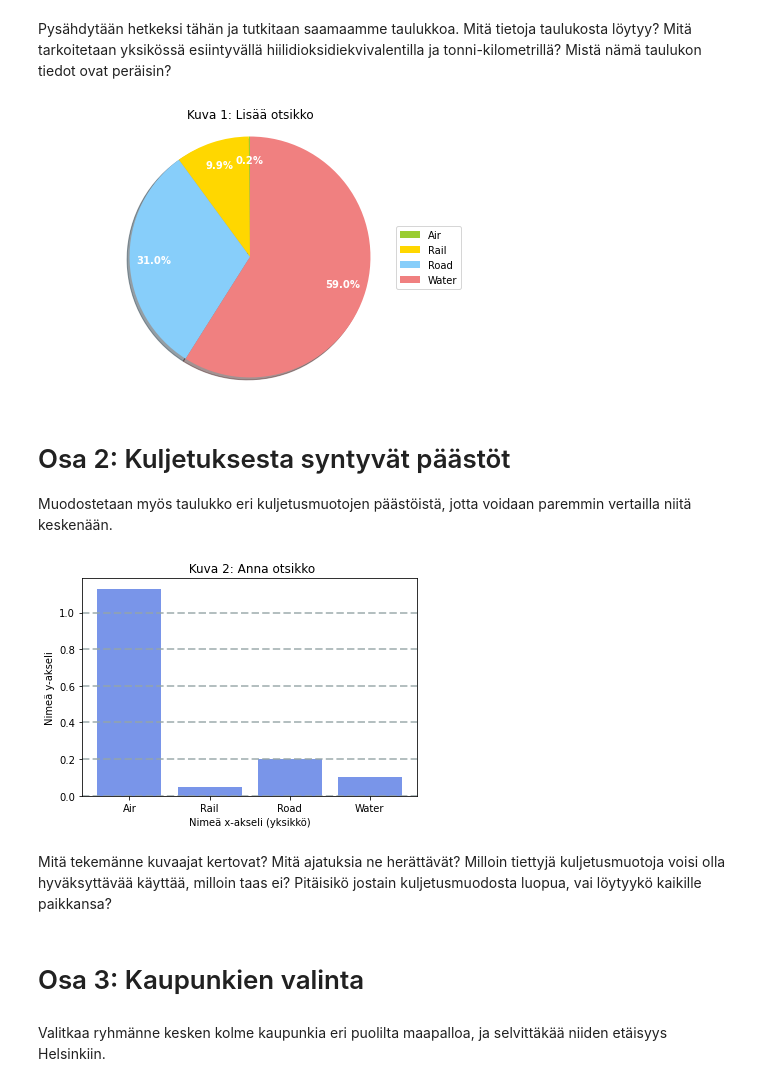
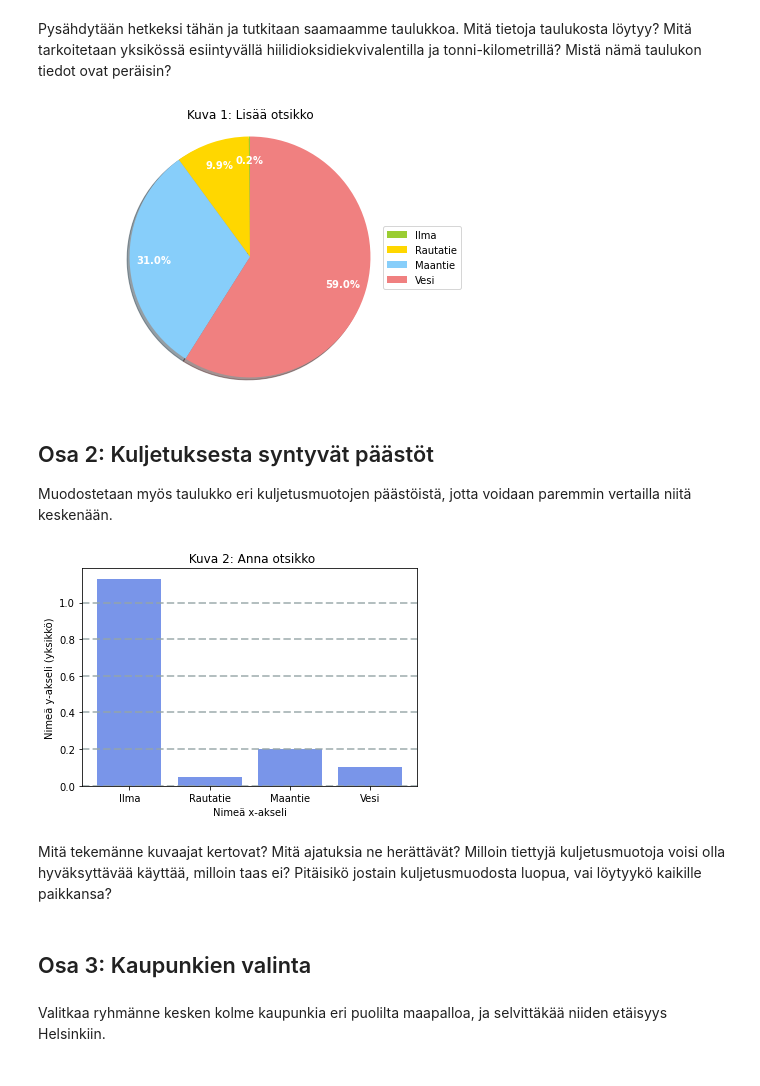
Before and after one commit to opendata-education/Maantiede, a Jupyter notebook: materiaali/harjoitukset/moniosainen_ryhmatyo.ipynb, the cells around one changed output. Drawn from its saved outputs; the diff is of its cells as text; code cells hidden in the pictures.

```diff
--- a/materiaali/harjoitukset/moniosainen_ryhmatyo.ipynb
+++ b/materiaali/harjoitukset/moniosainen_ryhmatyo.ipynb
@@ -40,31 +40,31 @@ Pysähdytään hetkeksi tähän ja tutkitaan saamaamme taulukkoa. Mitä tietoja
 # %%
 lista1 = [] # Luodaan ensin kaksi tyhjää listaa, minne voidaan tallentaa kuvaajia varten tarvittavat tiedot.
 lista2 = []
 
 with open("../data/food_miles_by_method.csv", "r") as csv_file:
     csv_reader = csv.DictReader(csv_file, delimiter=',') # Luetaan tiedostojen sisällöt
     for lines in csv_reader:
-        lista1.append(lines['Entity']) # Lisätään kulkuneuvotyypit listaan 1
-        lista2.append(lines['Share of food miles (Poore & Nemecek 2018)']) # Lisätään ruokakuljetusosuudet listaan 2
+        lista1.append(lines['Kulkuvayla']) # Lisätään kulkuneuvotyypit listaan 1
+        lista2.append(lines['Osuus ruoan kuljetuksesta (Poore & Nemecek 2018)']) # Lisätään ruokakuljetusosuudet listaan 2
 
 labels = lista1 # Tallennetaan kulkuneuvot muuttujaan 'labels'
 sizes = lista2 # Tallennetaan ruokakuljetusosuudet muuttujaan 'sizes'
 
 colors = ['yellowgreen', 'gold', 'lightskyblue', 'lightcoral'] # Valitaan osioiden värit. Voitte valita värit itse.
 
 patches, texts, pcts = plt.pie(sizes, colors=colors, autopct='%.1f%%', pctdistance=0.8, shadow=True, startangle=90)
 plt.legend(patches, labels, bbox_to_anchor=(1,0.5), loc="center right", bbox_transform=plt.gcf().transFigure)
 plt.subplots_adjust(left=0, bottom=0.1, right=1)
 plt.gca().axis("equal")
 plt.setp(pcts, color='white', fontweight='bold')
 plt.tight_layout()
 
 plt.title ("Kuva 1: Lisää otsikko") # Lisätkää kuvaajalle sopiva otsikko, mitä tällä kuvaajalla kerrotaan?
 plt.show()
 # %% [output]
-[figure, old version]
+[figure, new version]
 # %% [markdown]
-# Osa 2: Kuljetuksesta syntyvät päästöt
+## Osa 2: Kuljetuksesta syntyvät päästöt
 
 Muodostetaan myös taulukko eri kuljetusmuotojen päästöistä, jotta voidaan paremmin vertailla niitä keskenään.
 # %%
@@ -73,7 +73,7 @@ lista3 = [] # Luodaan vielä yksi tyhjä lista
 with open("../data/food_miles_by_method.csv", "r") as csv_file:
     csv_reader = csv.DictReader(csv_file, delimiter=',') # Luetaan tiedostojen sisällöt
     for lines in csv_reader:
-        lista3.append(lines['Ambient transport (kgCO2eq per tonne-kilometer) (Poore & Nemecek 2018)'])
+        lista3.append(lines['Kuljetuksen paastot ilman lampotilan saatelya (kgCO2eq per tonne-kilometer) (Poore & Nemecek 2018)'])
 # Listätään tyhjään listaan kulkuneuvojen kulutukseen liittyvät tiedot
 
 data = list(map(float, lista3)) # Muutetaan lista käyttökelpoiseksi ja tallennetaan se muuttujaan 'data'
@@ -83,16 +83,16 @@ plt.bar(labels, data, color='royalblue', alpha=0.7) # aikaisemman solun ansiosta
 
 plt.grid(color='#95a5a6', linestyle='--', linewidth=2, axis='y', alpha=0.7)
 
-plt.xlabel('Nimeä x-akseli (yksikkö)') # Nimeä y-akseli
-plt.ylabel('Nimeä y-akseli') # Nimeä x-akseli
+plt.xlabel('Nimeä x-akseli') # Nimeä y-akseli
+plt.ylabel('Nimeä y-akseli (yksikkö)') # Nimeä x-akseli
 plt.title(' Kuva 2: Anna otsikko') # Anna kuvaajalle sopiva otsikko
 plt.show()
 # %% [output]
-[figure, old version]
+[figure, new version]
 # %% [markdown]
 Mitä tekemänne kuvaajat kertovat? Mitä ajatuksia ne herättävät? Milloin tiettyjä kuljetusmuotoja voisi olla hyväksyttävää käyttää, milloin taas ei? Pitäisikö jostain kuljetusmuodosta luopua, vai löytyykö kaikille paikkansa?
 # %% [markdown]
-# Osa 3: Kaupunkien valinta
+## Osa 3: Kaupunkien valinta
 # %% [markdown]
 Valitkaa ryhmänne kesken kolme kaupunkia eri puolilta maapalloa, ja selvittäkää niiden etäisyys Helsinkiin.
 # %%
```
Also changed, not shown: parts of 7 cells of this notebook.
